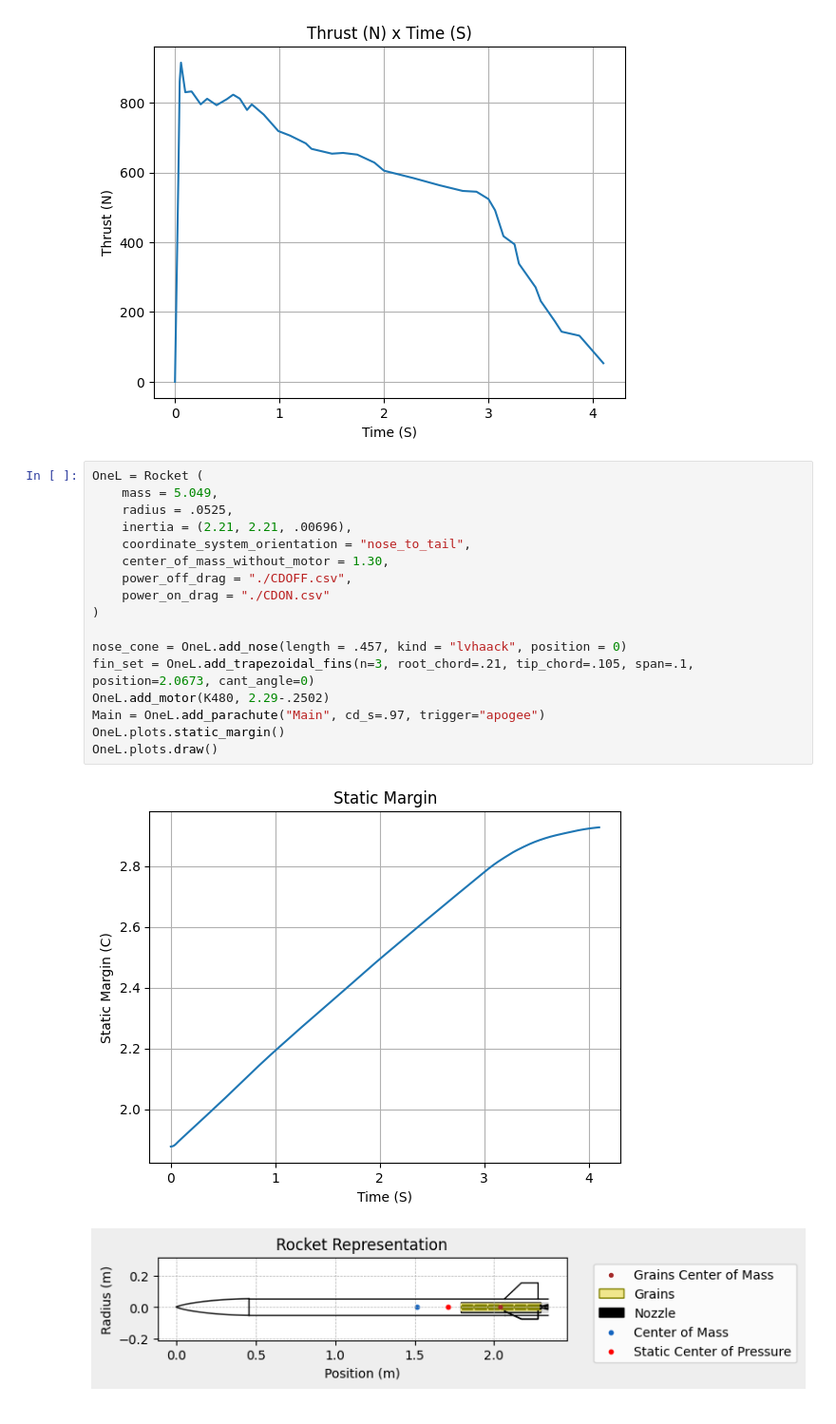
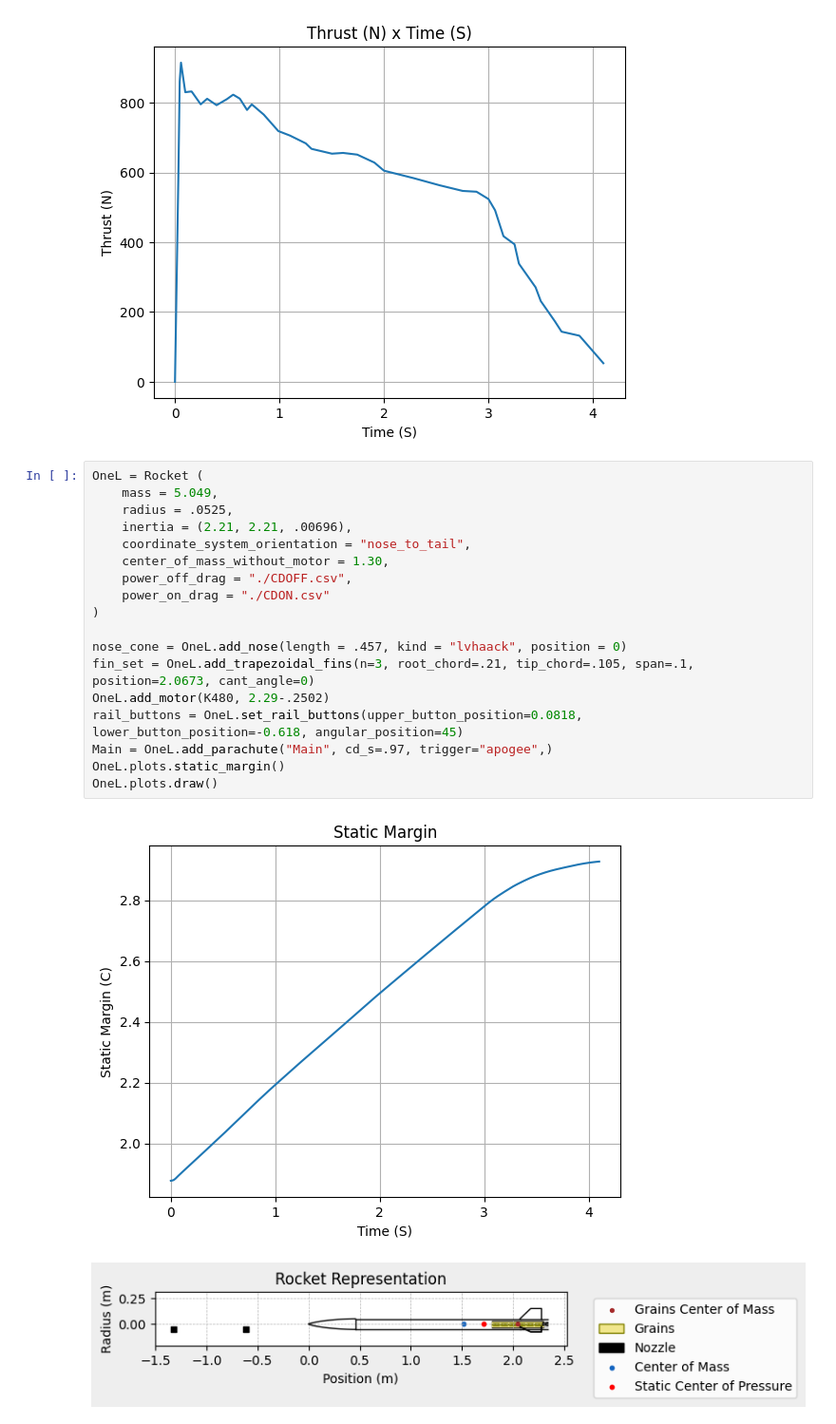
Before and after one commit to IanMeyer15/Test-Rocket, a Jupyter notebook: main.ipynb, the cells around one changed output. Shown at 95% size. Cells and saved outputs as stored; diff of their text form.

```diff
--- a/main.ipynb
+++ b/main.ipynb
@@ -44,23 +55,24 @@ Total Impulse: 2281.440 Ns
 # %%
 OneL = Rocket (
     mass = 5.049,
     radius = .0525,
     inertia = (2.21, 2.21, .00696),
     coordinate_system_orientation = "nose_to_tail",
     center_of_mass_without_motor = 1.30,
     power_off_drag = "./CDOFF.csv",
     power_on_drag = "./CDON.csv"
 )
 
 nose_cone = OneL.add_nose(length = .457, kind = "lvhaack", position = 0)
 fin_set = OneL.add_trapezoidal_fins(n=3, root_chord=.21, tip_chord=.105, span=.1, position=2.0673, cant_angle=0)
 OneL.add_motor(K480, 2.29-.2502)
-Main = OneL.add_parachute("Main", cd_s=.97, trigger="apogee")
+rail_buttons = OneL.set_rail_buttons(upper_button_position=0.0818, lower_button_position=-0.618, angular_position=45)
+Main = OneL.add_parachute("Main", cd_s=.97, trigger="apogee",)
 OneL.plots.static_margin()
 OneL.plots.draw()
 # %% [output]
 [figure]
-[figure, old version]
+[figure, new version]
 # %%
 env = Environment(latitude=32.990254, longitude=-106.974998, elevation=1400)
 
```
Also changed, not shown: parts of 4 cells of this notebook, 6 other files.
